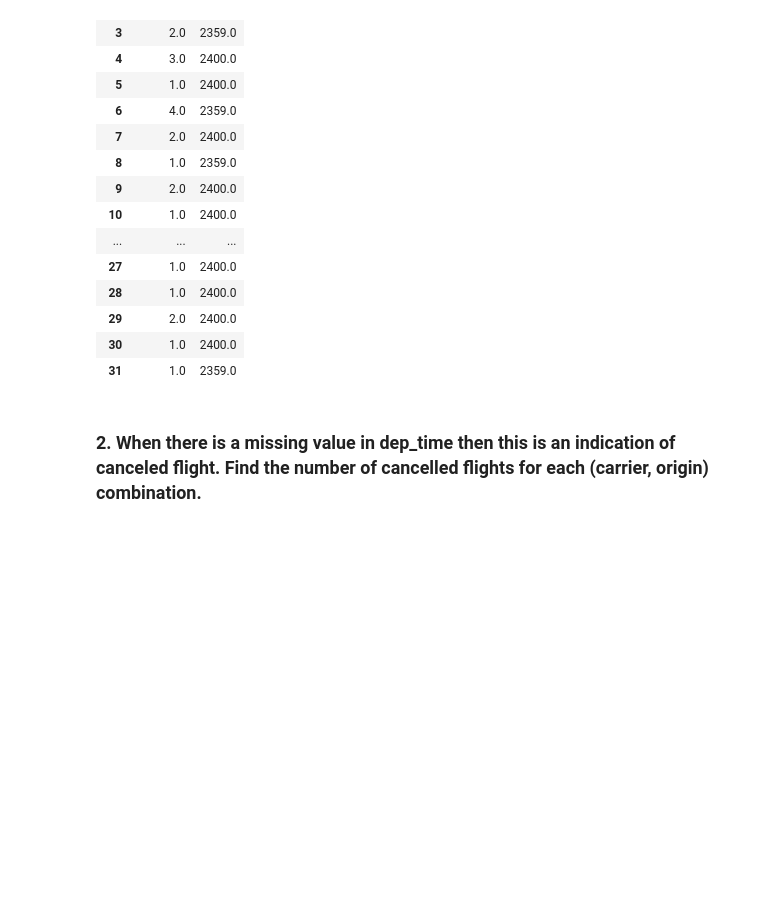
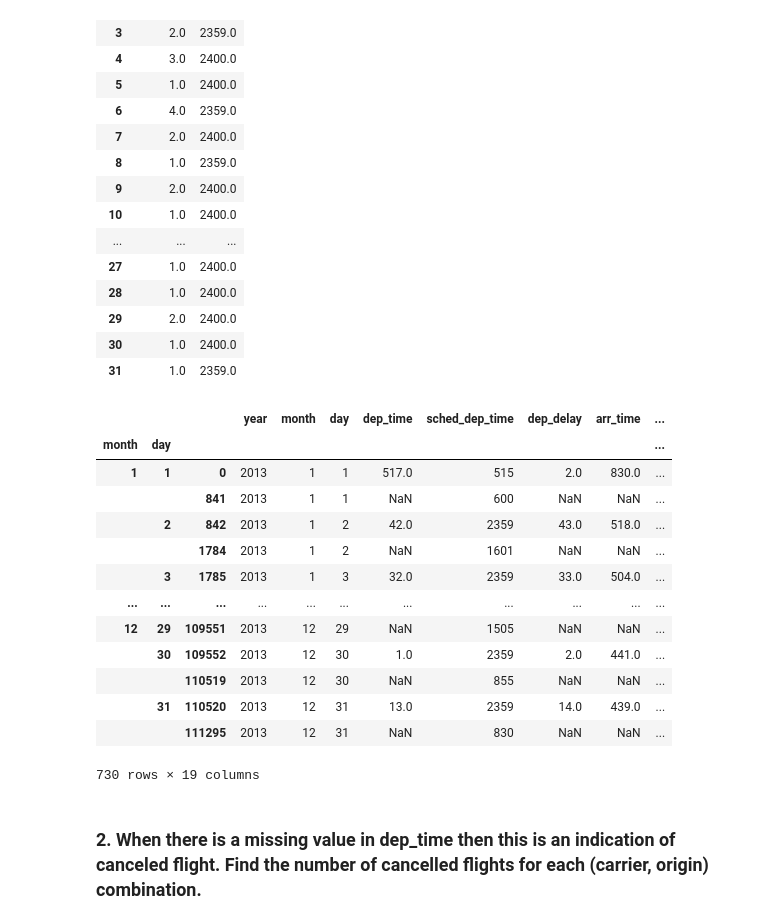
Before and after one commit to tejureddy7/data601, a Jupyter notebook: Week07/lab.ipynb, the cells around one changed output. Saved outputs shown, nothing was run; the diff lists cells and outputs as text; code cells hidden in the pictures; blank space fills up the shorter version.

```diff
--- a/Week07/lab.ipynb
+++ b/Week07/lab.ipynb
@@ -77,6 +63,27 @@ flights.groupby(['day']).agg({'dep_time': [np.min,np.max]})
 | 29 | 2.0 | 2400.0 |
 | 30 | 1.0 | 2400.0 |
 | 31 | 1.0 | 2359.0 |
+# %%
+def first_last(df):
+    return df.iloc[[0, -1]]
+grouped_by_month_day = flights.groupby(['month', 'day']).apply(first_last)
+
+grouped_by_month_day
+# %% [output]
+|  |  |  | year | month | day | dep_time | sched_dep_time | dep_delay | arr_time | ... |
+| month | day |  |  |  |  |  |  |  |  | ... |
+| 1 | 1 | 0 | 2013 | 1 | 1 | 517.0 | 515 | 2.0 | 830.0 | ... |
+|  |  | 841 | 2013 | 1 | 1 | NaN | 600 | NaN | NaN | ... |
+|  | 2 | 842 | 2013 | 1 | 2 | 42.0 | 2359 | 43.0 | 518.0 | ... |
+|  |  | 1784 | 2013 | 1 | 2 | NaN | 1601 | NaN | NaN | ... |
+|  | 3 | 1785 | 2013 | 1 | 3 | 32.0 | 2359 | 33.0 | 504.0 | ... |
+| ... | ... | ... | ... | ... | ... | ... | ... | ... | ... | ... |
+| 12 | 29 | 109551 | 2013 | 12 | 29 | NaN | 1505 | NaN | NaN | ... |
+|  | 30 | 109552 | 2013 | 12 | 30 | 1.0 | 2359 | 2.0 | 441.0 | ... |
+|  |  | 110519 | 2013 | 12 | 30 | NaN | 855 | NaN | NaN | ... |
+|  | 31 | 110520 | 2013 | 12 | 31 | 13.0 | 2359 | 14.0 | 439.0 | ... |
+|  |  | 111295 | 2013 | 12 | 31 | NaN | 830 | NaN | NaN | ... |
+730 rows × 19 columns
 # %% [markdown]
 ### 2. When there is a missing value in dep_time then this is an indication of canceled flight. Find the number of cancelled flights for each (carrier, origin) combination.
 # %%
```
Also changed, not shown: parts of 11 cells of this notebook.
